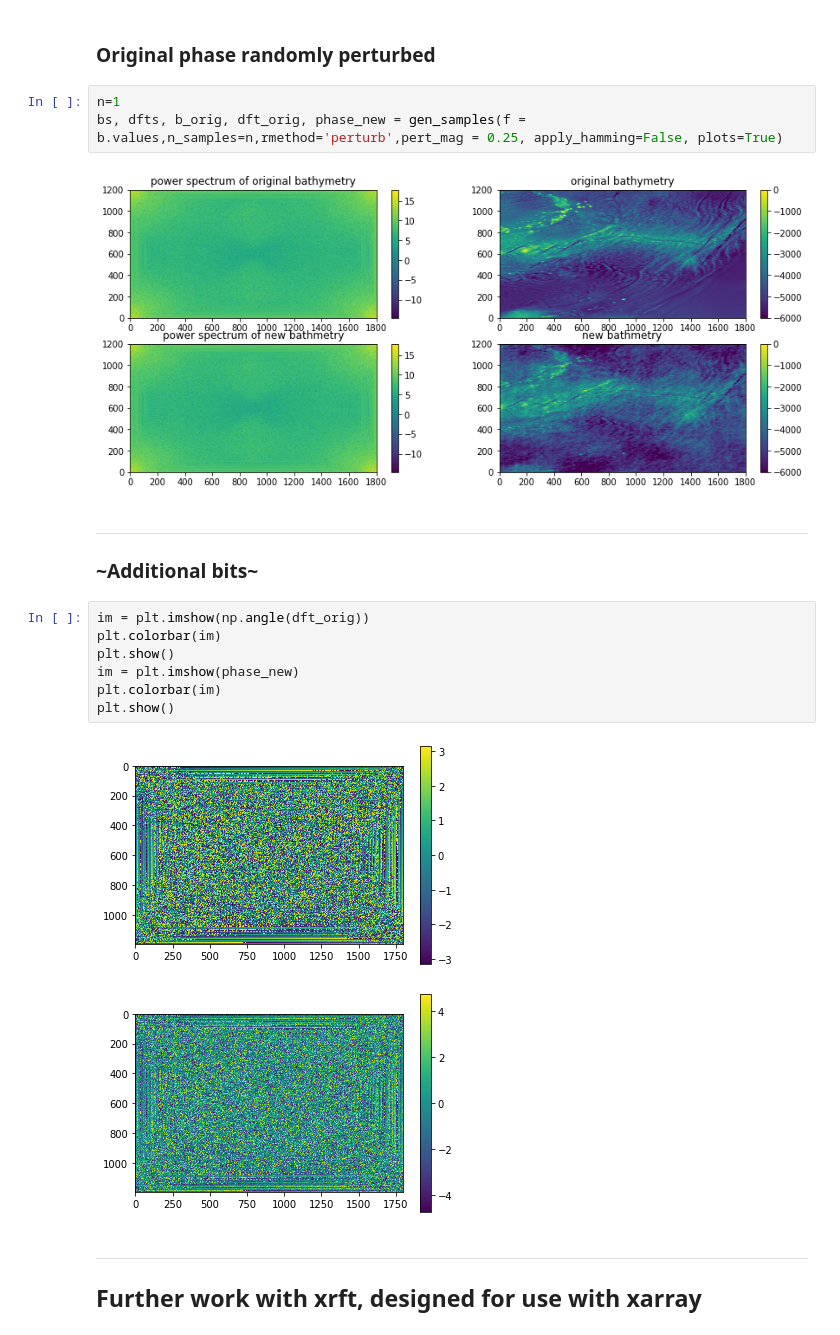
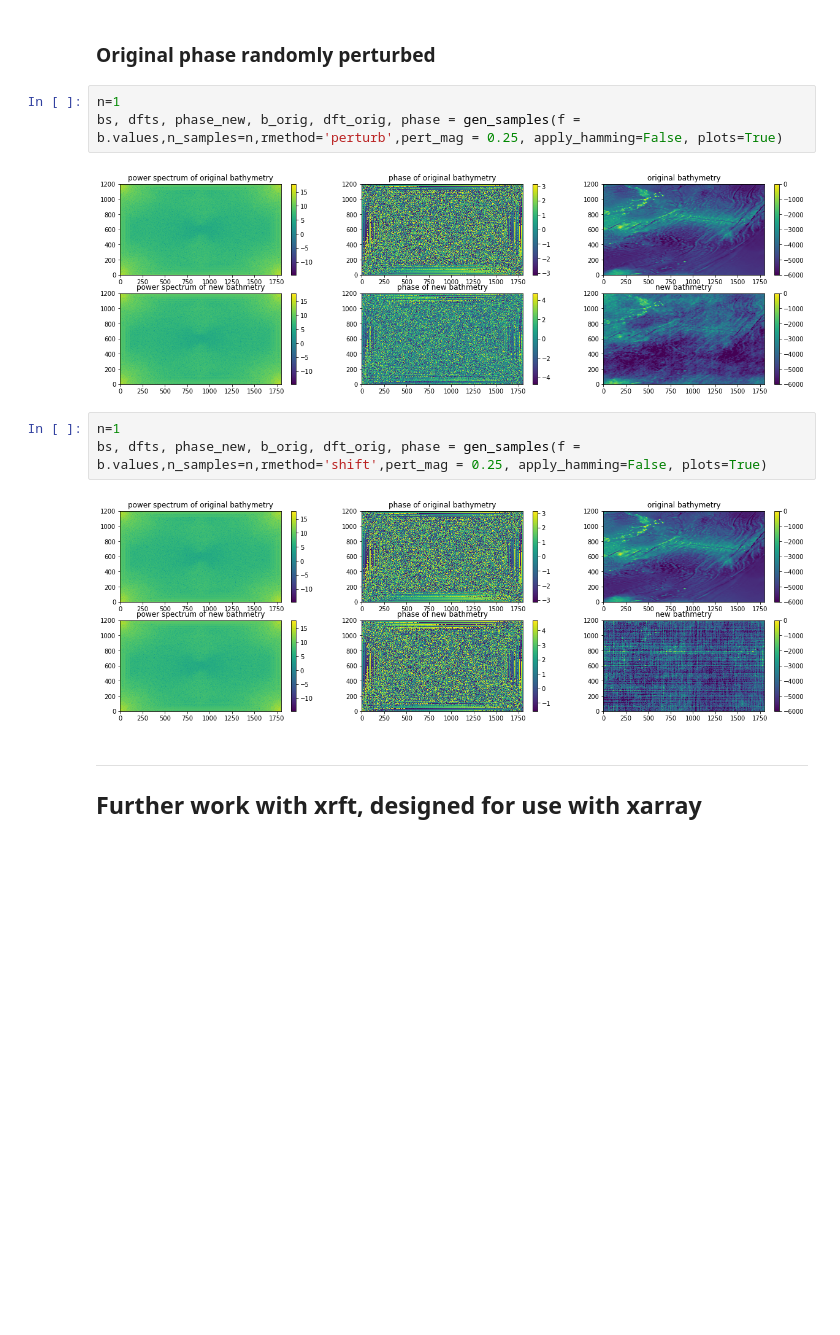
Before and after one commit to hmkhatri/MOM6_initialization, a Jupyter notebook: calc_topography_spectra.ipynb, the cells around one changed output. Saved outputs shown, nothing was run; the diff lists cells and outputs as text; blank space fills up the shorter version.

```diff
--- a/calc_topography_spectra.ipynb
+++ b/calc_topography_spectra.ipynb
@@ -251,22 +261,14 @@ bs, dfts, b_orig, dft_orig, phase_new = gen_samples(f = b.values,n_samples=n,rme
 ### Original phase randomly perturbed
 # %%
 n=1
-bs, dfts, b_orig, dft_orig, phase_new = gen_samples(f = b.values,n_samples=n,rmethod='perturb',pert_mag = 0.25, apply_hamming=False, plots=True)
+bs, dfts, phase_new, b_orig, dft_orig, phase = gen_samples(f = b.values,n_samples=n,rmethod='perturb',pert_mag = 0.25, apply_hamming=False, plots=True)
 # %% [output]
-[figure, old version]
+[figure, new version]
-# %% [markdown]
-******
-### ~Additional bits~
-# %%
-im = plt.imshow(np.angle(dft_orig))
-plt.colorbar(im)
-plt.show()
-im = plt.imshow(phase_new)
-plt.colorbar(im)
-plt.show()
-# %% [output]
-[figure, removed]
-[figure, removed]
+# %%
+n=1
+bs, dfts, phase_new, b_orig, dft_orig, phase = gen_samples(f = b.values,n_samples=n,rmethod='shift',pert_mag = 0.25, apply_hamming=False, plots=True)
+# %% [output]
+[figure, added]
 # %% [markdown]
 ***
 ## Further work with xrft, designed for use with xarray
```
Also changed, not shown: parts of 3 cells of this notebook, 2 other files.
